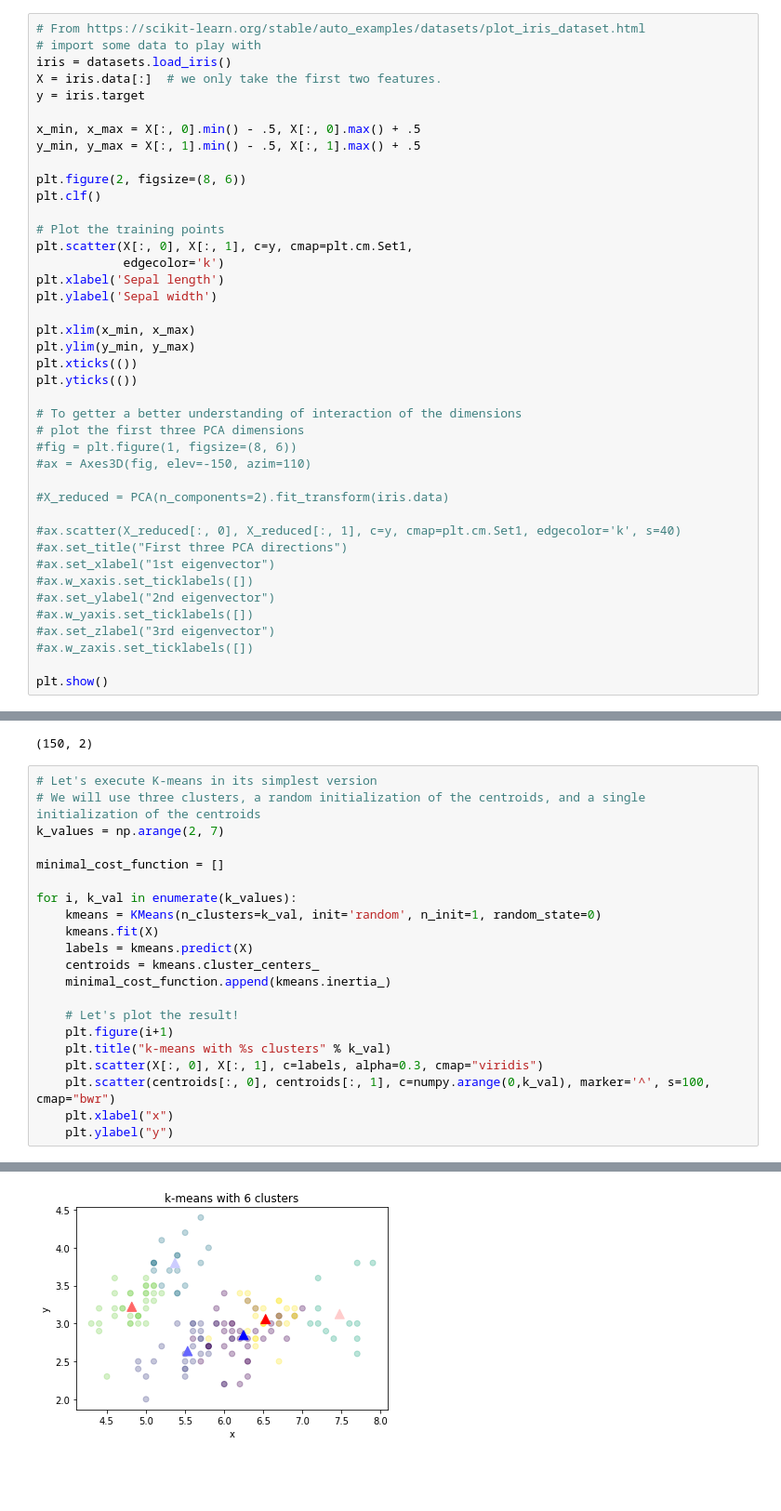
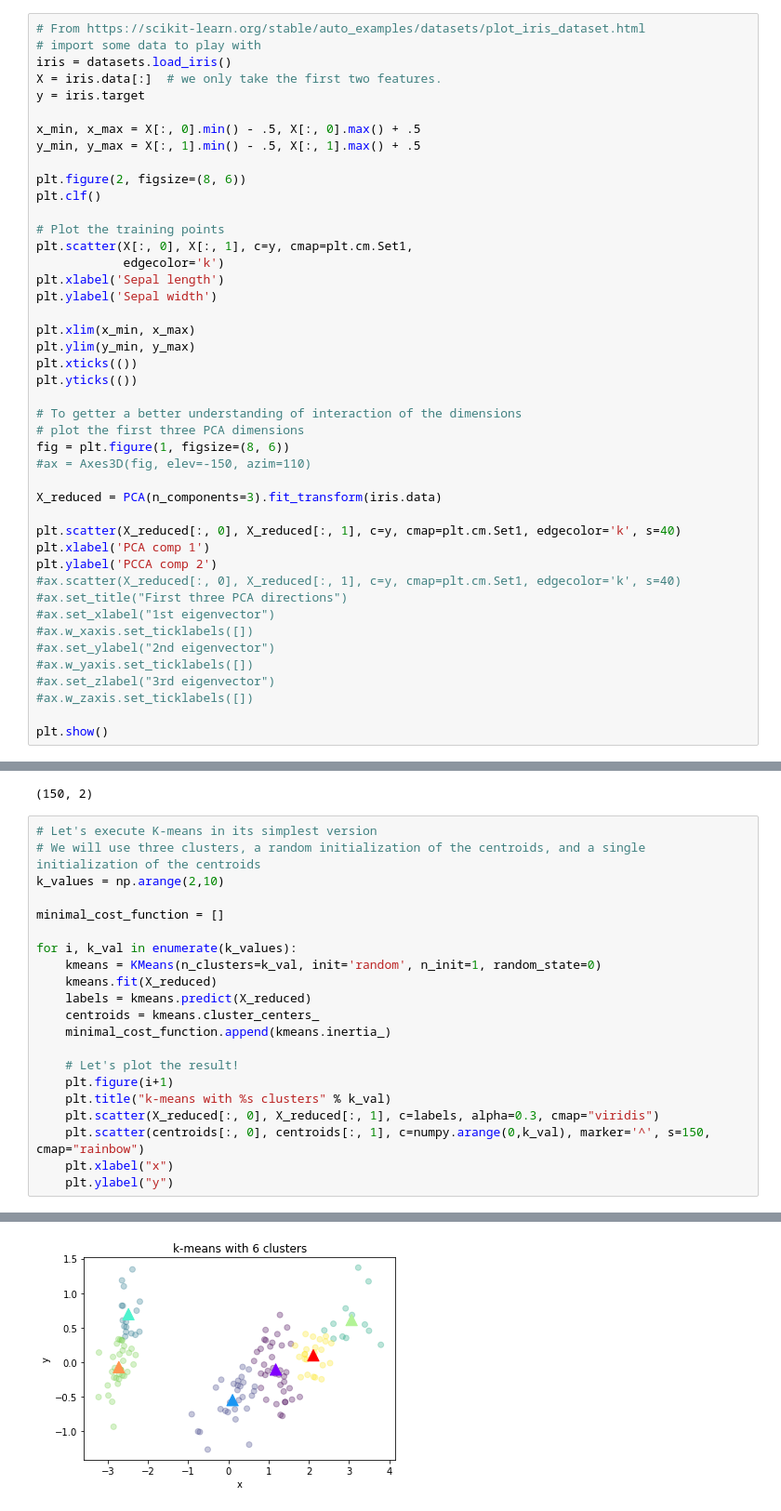
Before and after one commit to efskmn/BigDataTutorial, a Jupyter notebook: Iris_dataset.ipynb, the cells around one changed output, grey strips where cells are left out. Shown at 93% size. Cells and saved outputs as stored; diff of their text form; blank space fills up the shorter version.

Commit message:
added PCA component 1 and 2 plot

```diff
--- a/Iris_dataset.ipynb
+++ b/Iris_dataset.ipynb
@@ -33,11 +33,14 @@ plt.yticks(())
 
 # To getter a better understanding of interaction of the dimensions
 # plot the first three PCA dimensions
-#fig = plt.figure(1, figsize=(8, 6))
+fig = plt.figure(1, figsize=(8, 6))
 #ax = Axes3D(fig, elev=-150, azim=110)
 
-#X_reduced = PCA(n_components=2).fit_transform(iris.data)
+X_reduced = PCA(n_components=3).fit_transform(iris.data)
 
+plt.scatter(X_reduced[:, 0], X_reduced[:, 1], c=y, cmap=plt.cm.Set1, edgecolor='k', s=40)
+plt.xlabel('PCA comp 1')
+plt.ylabel('PCCA comp 2')
 #ax.scatter(X_reduced[:, 0], X_reduced[:, 1], c=y, cmap=plt.cm.Set1, edgecolor='k', s=40)
 #ax.set_title("First three PCA directions")
 #ax.set_xlabel("1st eigenvector")
@@ -61,22 +65,22 @@ np.shape(X_reduced)
 # %%
 # Let's execute K-means in its simplest version
 # We will use three clusters, a random initialization of the centroids, and a single initialization of the centroids
-k_values = np.arange(2, 7)
+k_values = np.arange(2,10)
 
 minimal_cost_function = []
 
 for i, k_val in enumerate(k_values):
     kmeans = KMeans(n_clusters=k_val, init='random', n_init=1, random_state=0)
-    kmeans.fit(X)
-    labels = kmeans.predict(X)
+    kmeans.fit(X_reduced)
+    labels = kmeans.predict(X_reduced)
     centroids = kmeans.cluster_centers_
     minimal_cost_function.append(kmeans.inertia_)
 
     # Let's plot the result!
     plt.figure(i+1)
     plt.title("k-means with %s clusters" % k_val)
-    plt.scatter(X[:, 0], X[:, 1], c=labels, alpha=0.3, cmap="viridis")
-    plt.scatter(centroids[:, 0], centroids[:, 1], c=numpy.arange(0,k_val), marker='^', s=100, cmap="bwr")
+    plt.scatter(X_reduced[:, 0], X_reduced[:, 1], c=labels, alpha=0.3, cmap="viridis")
+    plt.scatter(centroids[:, 0], centroids[:, 1], c=numpy.arange(0,k_val), marker='^', s=150, cmap="rainbow")
     plt.xlabel("x")
     plt.ylabel("y")
 # %% [output]
@@ -87 +91 @@ for i, k_val in enumerate(k_values):
-[figure, old version]
+[figure, new version]
```
Also changed, not shown: parts of 3 cells of this notebook.
